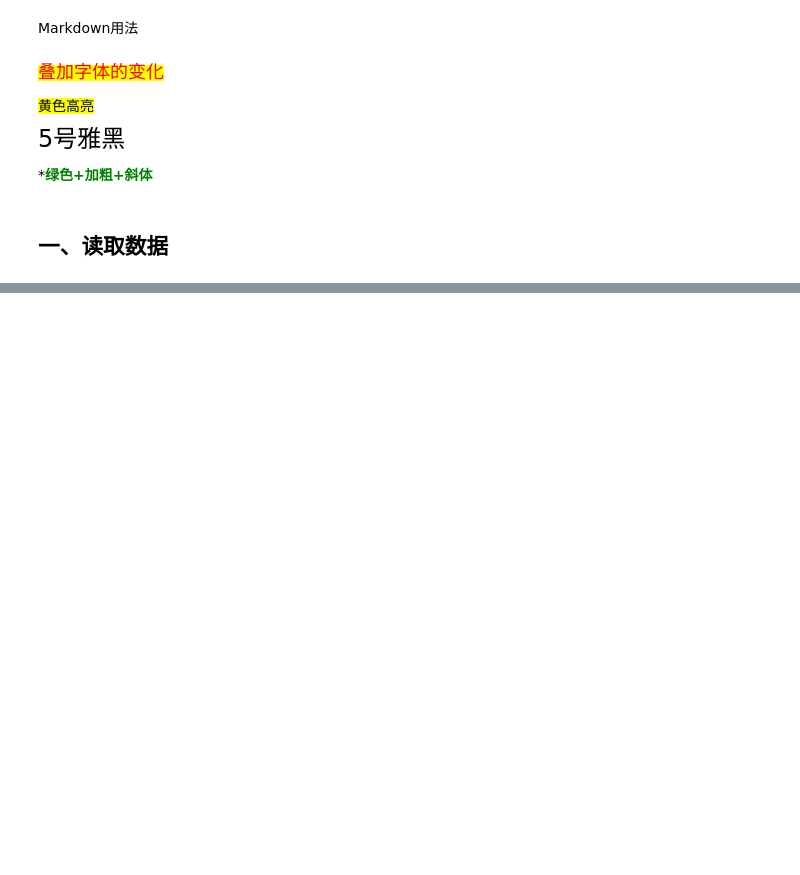
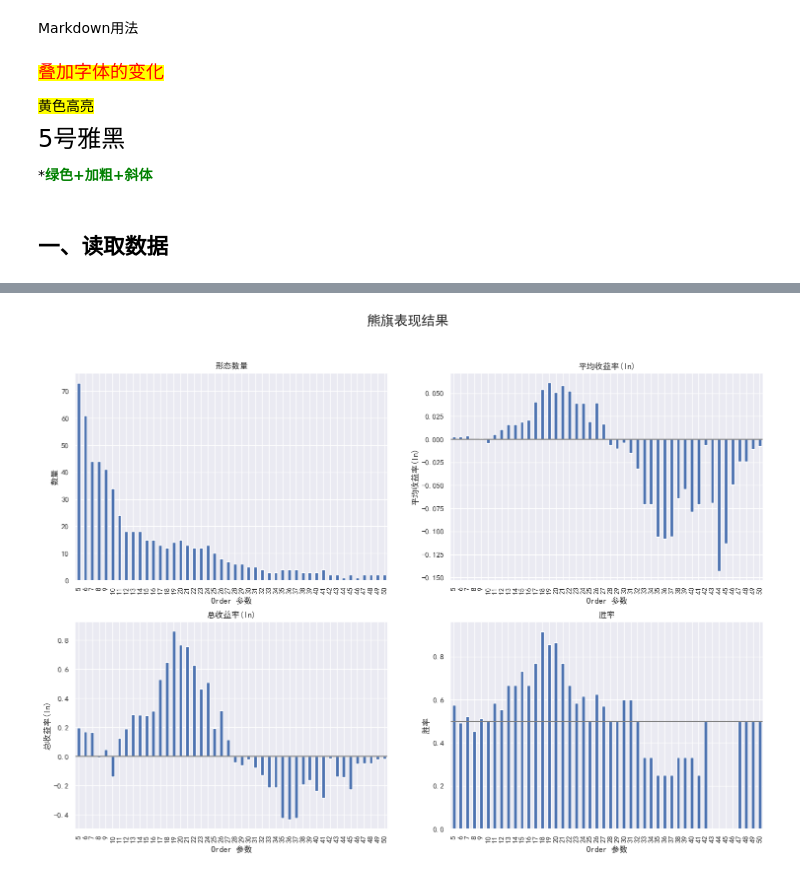
Before and after one commit to Harrision-Cyber/Flag-Pattern, a Jupyter notebook: 【trend line】识别旗形形态.ipynb, the cells around one changed output, grey strips where cells are left out. Drawn from its saved outputs; the diff is of its cells as text; code cells hidden in the pictures; blank space fills up the shorter version.

```diff
--- a/【trend line】识别旗形形态.ipynb
+++ b/【trend line】识别旗形形态.ipynb
@@ -1663,0 +565,96 @@ if __name__ == '__main__':
+# %%
+# 绘制熊市旗形的性能图表
+fig, ax = plt.subplots(2, 2, figsize=(18, 12))  # 创建2x2的子图，设置图表大小为18x12
+fig.suptitle("熊旗表现结果", fontsize=20)  # 设置总标题
+
+# 绘制熊市旗形的四个指标
+results_df['bear_flag_count'].plot.bar(ax=ax[0,0])  # 形态数量柱状图
+results_df['bear_flag_avg'].plot.bar(ax=ax[0,1])  # 平均收益柱状图
+results_df['bear_flag_total'].plot.bar(ax=ax[1,0])  # 总收益柱状图
+results_df['bear_flag_wr'].plot.bar(ax=ax[1,1])  # 胜率柱状图
+
+# 添加参考线
+ax[0,1].hlines(0.0, xmin=-1, xmax=len(orders), color='gray')  # 平均收益为0的参考线
+ax[1,0].hlines(0.0, xmin=-1, xmax=len(orders), color='gray')  # 总收益为0的参考线
+ax[1,1].hlines(0.5, xmin=-1, xmax=len(orders), color='gray')  # 胜率为50%的参考线
+
+# 设置子图标题和标签
+ax[0,0].set_title('形态数量')  # 形态数量子图标题
+ax[0,0].set_xlabel('Order 参数')  # x轴标签
+ax[0,0].set_ylabel('数量')  # y轴标签
+ax[0,1].set_title('平均收益率(ln)')  # 平均收益子图标题
+ax[0,1].set_xlabel('Order 参数')  # x轴标签
+ax[0,1].set_ylabel('平均收益率(ln)')  # y轴标签
+ax[1,0].set_title('总收益率(ln)')  # 总收益子图标题
+ax[1,0].set_xlabel('Order 参数')  # x轴标签
+ax[1,0].set_ylabel('总收益率(ln)')  # y轴标签
+ax[1,1].set_title('胜率')  # 胜率子图标题
+ax[1,1].set_xlabel('Order 参数')  # x轴标签
+ax[1,1].set_ylabel('胜率')  # y轴标签
+
+plt.show()  # 显示图表
+
+
+# 绘制牛市三角旗的性能图表
+fig, ax = plt.subplots(2, 2, figsize=(18, 12))  # 创建2x2的子图，设置图表大小为18x12
+fig.suptitle("牛市三角旗表现结果", fontsize=20)  # 设置总标题
+
+# 绘制牛市三角旗的四个指标
+results_df['bull_pennant_count'].plot.bar(ax=ax[0,0])  # 形态数量柱状图
+results_df['bull_pennant_avg'].plot.bar(ax=ax[0,1])  # 平均收益柱状图
+results_df['bull_pennant_total'].plot.bar(ax=ax[1,0])  # 总收益柱状图
+results_df['bull_pennant_wr'].plot.bar(ax=ax[1,1])  # 胜率柱状图
+
+# 添加参考线
+ax[0,1].hlines(0.0, xmin=-1, xmax=len(orders), color='gray')  # 平均收益为0的参考线
+ax[1,0].hlines(0.0, xmin=-1, xmax=len(orders), color='gray')  # 总收益为0的参考线
+ax[1,1].hlines(0.5, xmin=-1, xmax=len(orders), color='gray')  # 胜率为50%的参考线
+
+# 设置子图标题和标签
+ax[0,0].set_title('形态数量')  # 形态数量子图标题
+ax[0,0].set_xlabel('Order 参数')  # x轴标签
+ax[0,0].set_ylabel('数量')  # y轴标签
+ax[0,1].set_title('平均收益率(ln)')  # 平均收益子图标题
+ax[0,1].set_xlabel('Order 参数')  # x轴标签
+ax[0,1].set_ylabel('平均收益率(ln)')  # y轴标签
+ax[1,0].set_title('总收益率(ln)')  # 总收益子图标题
+ax[1,0].set_xlabel('Order 参数')  # x轴标签
+ax[1,0].set_ylabel('总收益率(ln)')  # y轴标签
+ax[1,1].set_title('胜率')  # 胜率子图标题
+ax[1,1].set_xlabel('Order 参数')  # x轴标签
+ax[1,1].set_ylabel('胜率')  # y轴标签
+
+plt.show()  # 显示图表
+
+# 绘制熊市三角旗的性能图表
+fig, ax = plt.subplots(2, 2, figsize=(18, 12))  # 创建2x2的子图，设置图表大小为18x12
+fig.suptitle("熊市三角旗表现结果", fontsize=20)  # 设置总标题
+
+# 绘制熊市三角旗的四个指标
+results_df['bear_pennant_count'].plot.bar(ax=ax[0,0])  # 形态数量柱状图
+results_df['bear_pennant_avg'].plot.bar(ax=ax[0,1])  # 平均收益柱状图
+results_df['bear_pennant_total'].plot.bar(ax=ax[1,0])  # 总收益柱状图
+results_df['bear_pennant_wr'].plot.bar(ax=ax[1,1])  # 胜率柱状图
+
+# 添加参考线
+ax[0,1].hlines(0.0, xmin=-1, xmax=len(orders), color='gray')  # 平均收益为0的参考线
+ax[1,0].hlines(0.0, xmin=-1, xmax=len(orders), color='gray')  # 总收益为0的参考线
+ax[1,1].hlines(0.5, xmin=-1, xmax=len(orders), color='gray')  # 胜率为50%的参考线
+
+# 设置子图标题和标签
+ax[0,0].set_title('形态数量')  # 形态数量子图标题
+ax[0,0].set_xlabel('Order 参数')  # x轴标签
+ax[0,0].set_ylabel('数量')  # y轴标签
+ax[0,1].set_title('平均收益率(ln)')  # 平均收益子图标题
+ax[0,1].set_xlabel('Order 参数')  # x轴标签
+ax[0,1].set_ylabel('平均收益率(ln)')  # y轴标签
+ax[1,0].set_title('总收益率(ln)')  # 总收益子图标题
+ax[1,0].set_xlabel('Order 参数')  # x轴标签
+ax[1,0].set_ylabel('总收益率(ln)')  # y轴标签
+ax[1,1].set_title('胜率')  # 胜率子图标题
+ax[1,1].set_xlabel('Order 参数')  # x轴标签
+ax[1,1].set_ylabel('胜率')  # y轴标签
+
+plt.show()  # 显示图表
+# %% [output]
+[figure, added]
```
Also changed, not shown: parts of 25 cells of this notebook, 19 other files.
